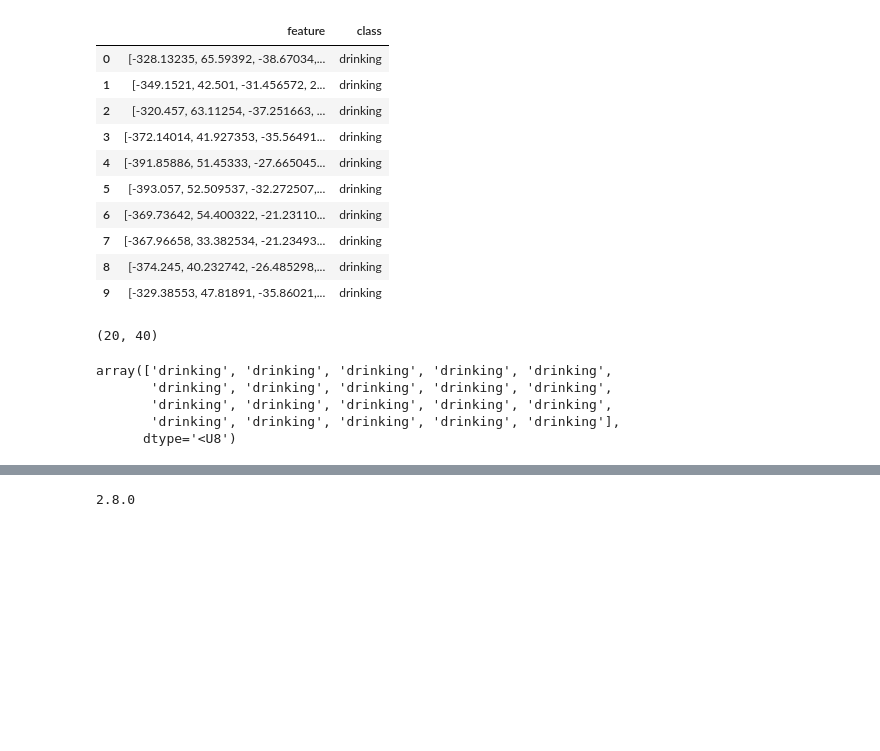
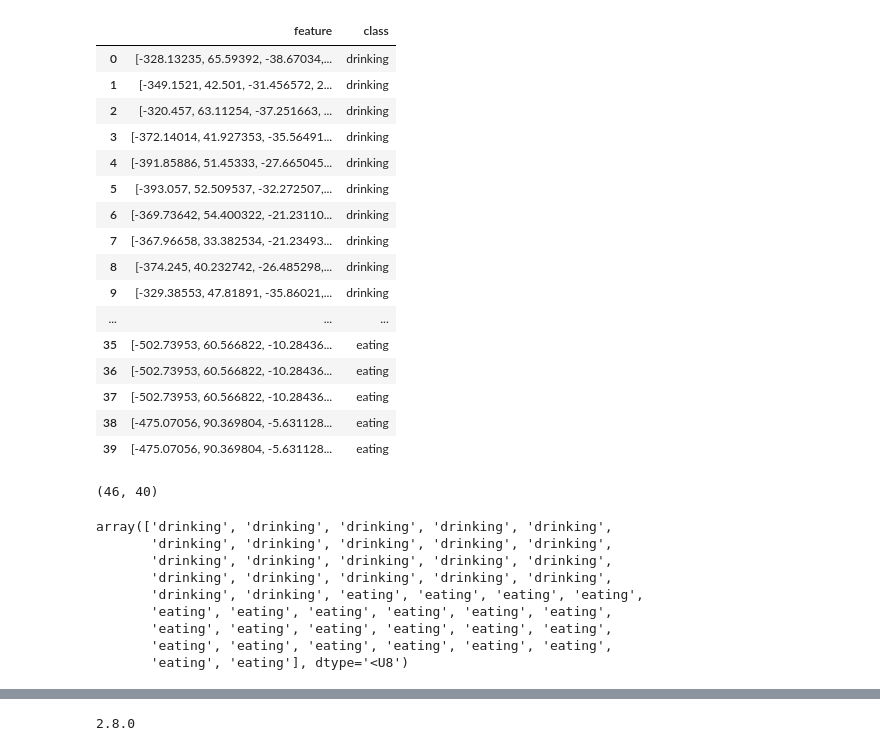
Before and after one commit to djarufes/smartPetMonitor, a Jupyter notebook: audioModel/Audio Data Pre-Processing and Model Training.ipynb, the cells around one changed output, grey strips where cells are left out. Drawn from its saved outputs; the diff is of its cells as text; code cells hidden in the pictures; blank space fills up the shorter version.

```diff
--- a/audioModel/Audio Data Pre-Processing and Model Training.ipynb
+++ b/audioModel/Audio Data Pre-Processing and Model Training.ipynb
@@ -5,7 +5,7 @@ import os
 import numpy as np
 from tqdm import tqdm
 
-audio_file_path='datasets/drinking_10.wav'
+audio_file_path='datasets/drinking_2.wav'
 librosa_audio_data,librosa_sample_rate=librosa.load(audio_file_path)
 # %%
 print(librosa_audio_data)
@@ -140,34 +169,44 @@ C:\Users\hsoon\Documents\GitHub\smartPetMonitor\audioModel\datasets\drinking_20.
 # %%
 # converting extracted spectral features of drinking to Pandas dataframe
 extracted_features_df=pd.DataFrame(extracted_features,columns=['feature','class'])
-extracted_features_df.head(10)
+extracted_features_df.head(40)
 # %% [output]
 |  | feature | class |
 | 0 | [-328.13235, 65.59392, -38.67034,... | drinking |
 | 1 | [-349.1521, 42.501, -31.456572, 2... | drinking |
 | 2 | [-320.457, 63.11254, -37.251663, ... | drinking |
 | 3 | [-372.14014, 41.927353, -35.56491... | drinking |
 | 4 | [-391.85886, 51.45333, -27.665045... | drinking |
 | 5 | [-393.057, 52.509537, -32.272507,... | drinking |
 | 6 | [-369.73642, 54.400322, -21.23110... | drinking |
 | 7 | [-367.96658, 33.382534, -21.23493... | drinking |
 | 8 | [-374.245, 40.232742, -26.485298,... | drinking |
 | 9 | [-329.38553, 47.81891, -35.86021,... | drinking |
+| ... | ... | ... |
+| 35 | [-502.73953, 60.566822, -10.28436... | eating |
+| 36 | [-502.73953, 60.566822, -10.28436... | eating |
+| 37 | [-502.73953, 60.566822, -10.28436... | eating |
+| 38 | [-475.07056, 90.369804, -5.631128... | eating |
+| 39 | [-475.07056, 90.369804, -5.631128... | eating |
 # %%
 # Split the dataset into independent and dependent dataset
 X=np.array(extracted_features_df['feature'].tolist())
 y=np.array(extracted_features_df['class'].tolist())
 X.shape
 # %% [output]
-(20, 40)
+(46, 40)
 # %%
 y
 # %% [output]
 array(['drinking', 'drinking', 'drinking', 'drinking', 'drinking',
        'drinking', 'drinking', 'drinking', 'drinking', 'drinking',
        'drinking', 'drinking', 'drinking', 'drinking', 'drinking',
-       'drinking', 'drinking', 'drinking', 'drinking', 'drinking'],
-      dtype='<U8')
+       'drinking', 'drinking', 'drinking', 'drinking', 'drinking',
+       'drinking', 'drinking', 'eating', 'eating', 'eating', 'eating',
+       'eating', 'eating', 'eating', 'eating', 'eating', 'eating',
+       'eating', 'eating', 'eating', 'eating', 'eating', 'eating',
+       'eating', 'eating', 'eating', 'eating', 'eating', 'eating',
+       'eating', 'eating'], dtype='<U8')
 # %%
 ### MODEL TRAINING from here onwards ###
 !pip install tensorflow
```
Also changed, not shown: parts of 20 cells of this notebook, 28 other files.
